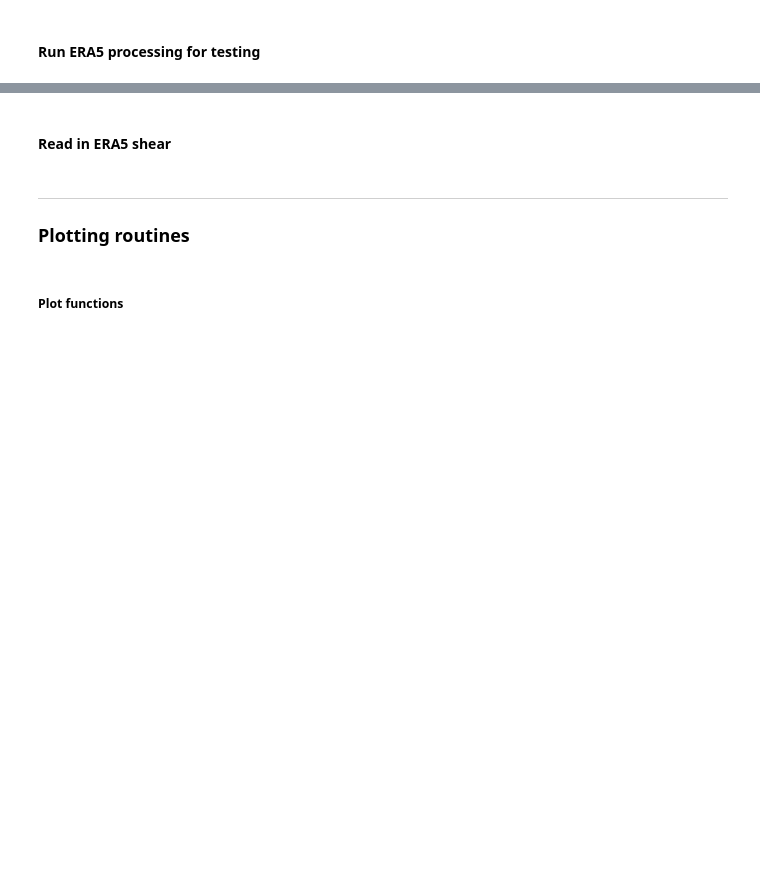
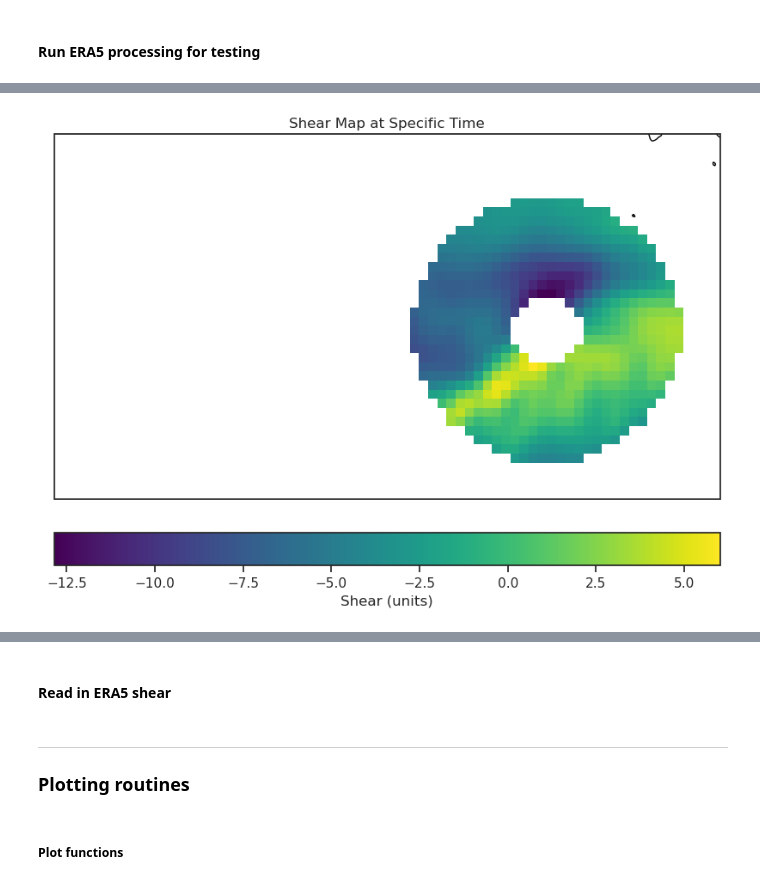
Before and after one commit to jhruppert/tc-crfrad, a Jupyter notebook: analysis/era5_shear.ipynb, the cells around one changed output, grey strips where cells are left out. Drawn from its saved outputs; the diff is of its cells as text; code cells hidden in the pictures; blank space fills up the shorter version.

```diff
--- a/analysis/era5_shear.ipynb
+++ b/analysis/era5_shear.ipynb
@@ -188,28 +239,30 @@ nt_interp = len(tc_track_gribtimes['time'])
 # %%
-# # Plot a map of shear at a specific time
-# import matplotlib.pyplot as plt
-# import cartopy.crs as ccrs
-# import cartopy.feature as cfeature
-# import numpy as np
+# Plot a map of shear at a specific time
+import matplotlib.pyplot as plt
+import cartopy.crs as ccrs
+import cartopy.feature as cfeature
+import numpy as np
 
-# # Specific time index (if shear is time-dependent, select the appropriate slice)
-# # shear = shear[time_index, :, :]  # Uncomment if shear has a time dimension
+# Specific time index (if shear is time-dependent, select the appropriate slice)
+# shear = shear[time_index, :, :]  # Uncomment if shear has a time dimension
 
-# # Create the map
-# fig, ax = plt.subplots(subplot_kw={'projection': ccrs.PlateCarree()}, figsize=(10, 6))
+# Create the map
+fig, ax = plt.subplots(subplot_kw={'projection': ccrs.PlateCarree()}, figsize=(10, 10))
 
-# # Plot the shear data
-# plot_object = ax.pcolormesh(lon, lat, shear,
-#                            transform=ccrs.PlateCarree(), cmap='viridis', shading='nearest')
+# Plot the shear data
+plot_object = ax.pcolormesh(lon, lat, shear_plot,
+                           transform=ccrs.PlateCarree(), cmap='viridis', shading='nearest')
 
-# # Add map features
-# ax.coastlines()
-# ax.add_feature(cfeature.BORDERS, linestyle=':')
-# ax.set_title('Shear Map at Specific Time')
+# Add map features
+ax.coastlines()
+ax.add_feature(cfeature.BORDERS, linestyle=':')
+ax.set_title('Shear Map at Specific Time')
 
-# # Add a colorbar
-# cbar = plt.colorbar(plot_object, ax=ax, orientation='horizontal', pad=0.05)
-# cbar.set_label('Shear (units)')
+# Add a colorbar
+cbar = plt.colorbar(plot_object, ax=ax, orientation='horizontal', pad=0.05)
+cbar.set_label('Shear (units)')
 
-# # Show the plot
-# plt.show()
+# Show the plot
+plt.show()
+# %% [output]
+[figure, added]
```
Also changed, not shown: parts of 12 cells of this notebook, 4 other files.
